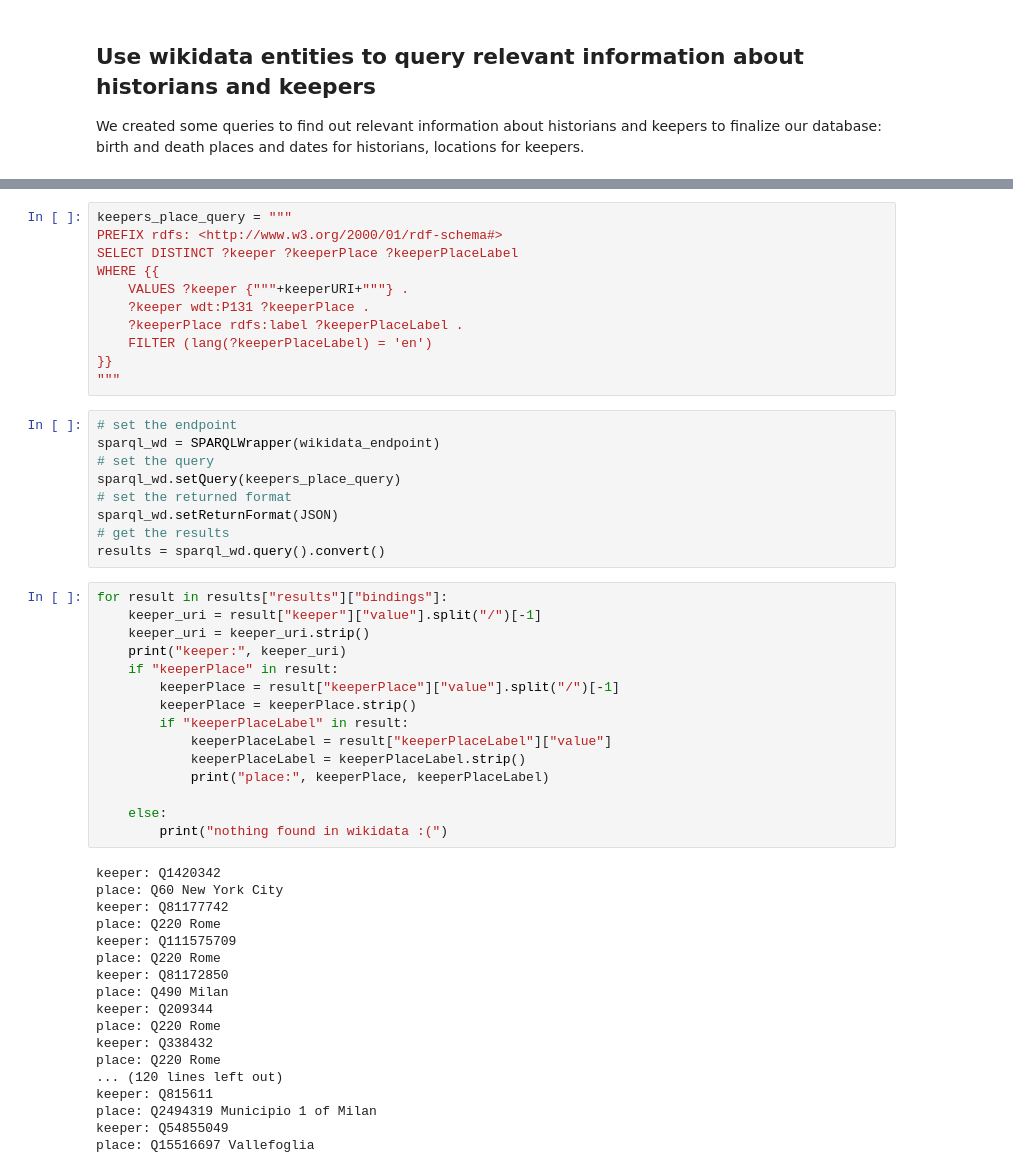
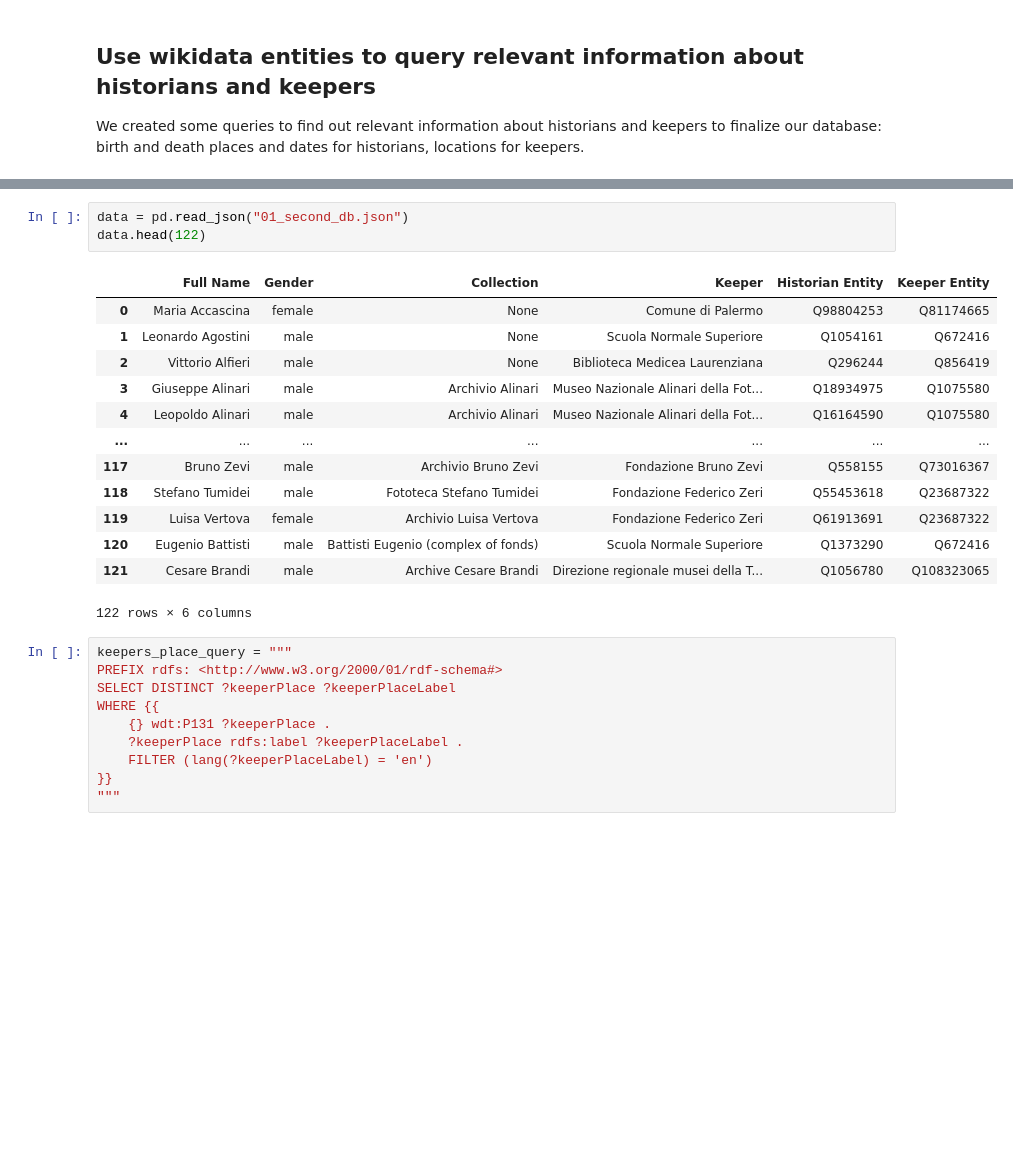
Before and after one commit to alicebordignon/ITArtHistorians, a Jupyter notebook: 00_DoAH_first_cleaning.ipynb, the cells around one changed output, grey strips where cells are left out. Drawn from its saved outputs; the diff is of its cells as text; blank space fills up the shorter version.

```diff
--- a/00_DoAH_first_cleaning.ipynb
+++ b/00_DoAH_first_cleaning.ipynb
@@ -351,53 +356,27 @@ keeperURI = ' '.join(keepers)
+# %%
+data = pd.read_json("01_second_db.json")
+data.head(122)
+# %% [output]
+|  | Full Name | Gender | Collection | Keeper | Historian Entity | Keeper Entity |
+| 0 | Maria Accascina | female | None | Comune di Palermo | Q98804253 | Q81174665 |
+| 1 | Leonardo Agostini | male | None | Scuola Normale Superiore | Q1054161 | Q672416 |
+| 2 | Vittorio Alfieri | male | None | Biblioteca Medicea Laurenziana | Q296244 | Q856419 |
+| 3 | Giuseppe Alinari | male | Archivio Alinari | Museo Nazionale Alinari della Fot... | Q18934975 | Q1075580 |
+| 4 | Leopoldo Alinari | male | Archivio Alinari | Museo Nazionale Alinari della Fot... | Q16164590 | Q1075580 |
+| ... | ... | ... | ... | ... | ... | ... |
+| 117 | Bruno Zevi | male | Archivio Bruno Zevi | Fondazione Bruno Zevi | Q558155 | Q73016367 |
+| 118 | Stefano Tumidei | male | Fototeca Stefano Tumidei | Fondazione Federico Zeri | Q55453618 | Q23687322 |
+| 119 | Luisa Vertova | female | Archivio Luisa Vertova | Fondazione Federico Zeri | Q61913691 | Q23687322 |
+| 120 | Eugenio Battisti | male | Battisti Eugenio (complex of fonds) | Scuola Normale Superiore | Q1373290 | Q672416 |
+| 121 | Cesare Brandi | male | Archive Cesare Brandi | Direzione regionale musei della T... | Q1056780 | Q108323065 |
+122 rows × 6 columns
 # %%
 keepers_place_query = """
 PREFIX rdfs: <http://www.w3.org/2000/01/rdf-schema#>
-SELECT DISTINCT ?keeper ?keeperPlace ?keeperPlaceLabel
+SELECT DISTINCT ?keeperPlace ?keeperPlaceLabel
 WHERE {{
-    VALUES ?keeper {"""+keeperURI+"""} .
-    ?keeper wdt:P131 ?keeperPlace .
+    {} wdt:P131 ?keeperPlace .
     ?keeperPlace rdfs:label ?keeperPlaceLabel .
     FILTER (lang(?keeperPlaceLabel) = 'en')
 }}
 """
-# %%
-# set the endpoint
-sparql_wd = SPARQLWrapper(wikidata_endpoint)
-# set the query
-sparql_wd.setQuery(keepers_place_query)
-# set the returned format
-sparql_wd.setReturnFormat(JSON)
-# get the results
-results = sparql_wd.query().convert()
-# %%
-for result in results["results"]["bindings"]:
-    keeper_uri = result["keeper"]["value"].split("/")[-1]
-    keeper_uri = keeper_uri.strip()
-    print("keeper:", keeper_uri)
-    if "keeperPlace" in result:
-        keeperPlace = result["keeperPlace"]["value"].split("/")[-1]
-        keeperPlace = keeperPlace.strip()
-        if "keeperPlaceLabel" in result:
-            keeperPlaceLabel = result["keeperPlaceLabel"]["value"]
-            keeperPlaceLabel = keeperPlaceLabel.strip()
-            print("place:", keeperPlace, keeperPlaceLabel)
-
-    else:
-        print("nothing found in wikidata :(")
-# %% [output]
-keeper: Q1420342
-place: Q60 New York City
-keeper: Q81177742
-place: Q220 Rome
-keeper: Q111575709
-place: Q220 Rome
-keeper: Q81172850
-place: Q490 Milan
-keeper: Q209344
-place: Q220 Rome
-keeper: Q338432
-place: Q220 Rome
-... (120 lines left out)
-keeper: Q815611
-place: Q2494319 Municipio 1 of Milan
-keeper: Q54855049
-place: Q15516697 Vallefoglia
```
Also changed, not shown: parts of 12 cells of this notebook, 2 other files.
